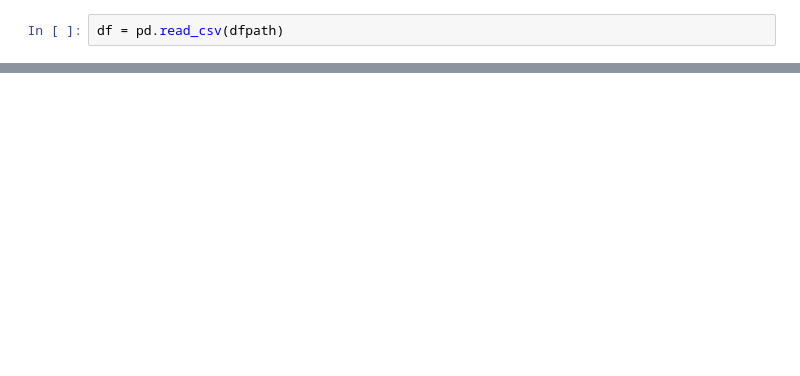
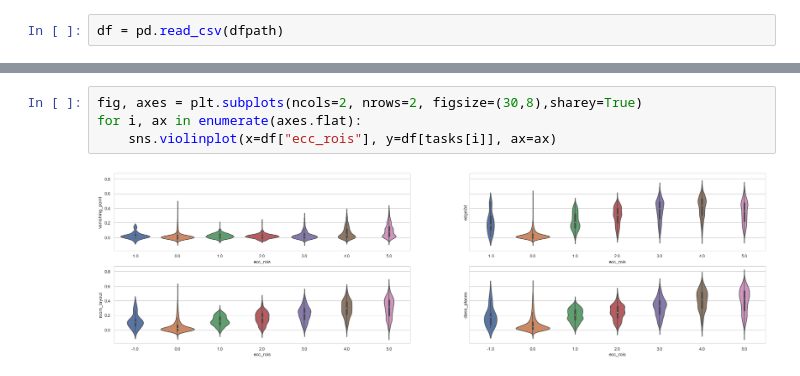
Before and after one commit to ariaaay/NSD, a Jupyter notebook: notebooks/Task_comparison.ipynb, the cells around one changed output, grey strips where cells are left out. Drawn from its saved outputs; the diff is of its cells as text; blank space fills up the shorter version.

```diff
--- a/notebooks/Task_comparison.ipynb
+++ b/notebooks/Task_comparison.ipynb
@@ -47,0 +81,6 @@ plt.title("vanishing_point vs. edge3d")
+# %%
+fig, axes = plt.subplots(ncols=2, nrows=2, figsize=(30,8),sharey=True)
+for i, ax in enumerate(axes.flat):
+    sns.violinplot(x=df["ecc_rois"], y=df[tasks[i]], ax=ax)
+# %% [output]
+[figure, added]
```
Also changed, not shown: parts of 14 cells of this notebook.
